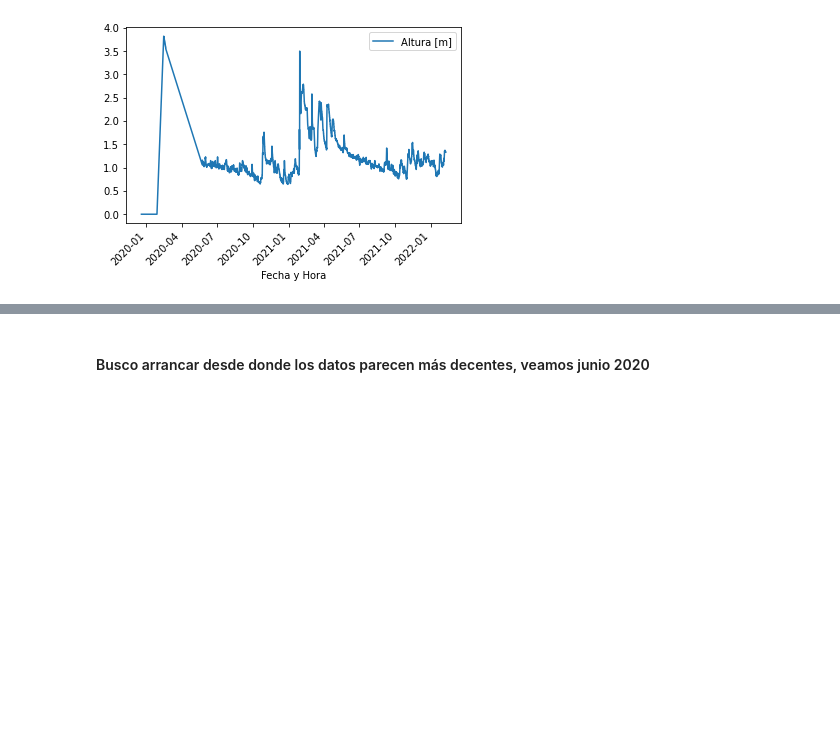
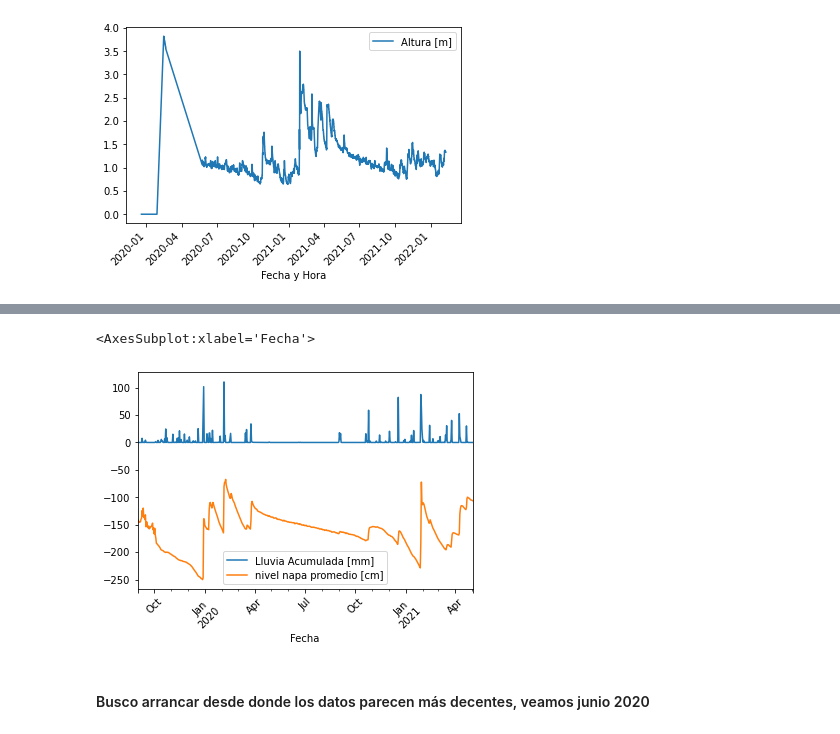
Before and after one commit to JulianGiles/flash_flood_ML, a Jupyter notebook: data_selection_and_comparison.ipynb, the cells around one changed output, grey strips where cells are left out. Drawn from its saved outputs; the diff is of its cells as text; code cells hidden in the pictures; blank space fills up the shorter version.

```diff
--- a/data_selection_and_comparison.ipynb
+++ b/data_selection_and_comparison.ipynb
@@ -69,6 +69,8 @@ obs_path = '/datos/julian.giles/flash_flood/justiniano_posse/'
 justiniano_posse = pd.read_csv(obs_path+'ClimaReporte_omixom_JustinianoPosse.csv', sep=';', low_memory=False, skip_blank_lines=True, parse_dates=['Fecha'], infer_datetime_format=True).dropna(how='all')
 
 dique_aforador = pd.read_csv(obs_path+'Altura_diqueAforador_Estacion-4216.csv', sep=';', low_memory=False, skip_blank_lines=True, header=1, parse_dates=['Fecha y Hora'], infer_datetime_format=True).dropna(how='all')
+
+landsat = pd.read_csv(obs_path+'data_Cappellettietal.csv', sep=',', low_memory=False, skip_blank_lines=True, parse_dates=['Fecha'], infer_datetime_format=True).dropna(how='all')
 # %%
 justiniano_posse
 # %% [output]
@@ -114,3 +132,8 @@ dique_aforador.plot(x='Fecha y Hora', rot=45)
+# %%
+landsat.plot(x='Fecha', y=['Lluvia Acumulada [mm]', 'nivel napa promedio [cm]'], rot=45)
+# %% [output]
+<AxesSubplot:xlabel='Fecha'>
+[figure, added]
 # %% [markdown]
 #### Busco arrancar desde donde los datos parecen más decentes, veamos junio 2020
 # %%
```
Also changed, not shown: parts of 7 cells of this notebook.
